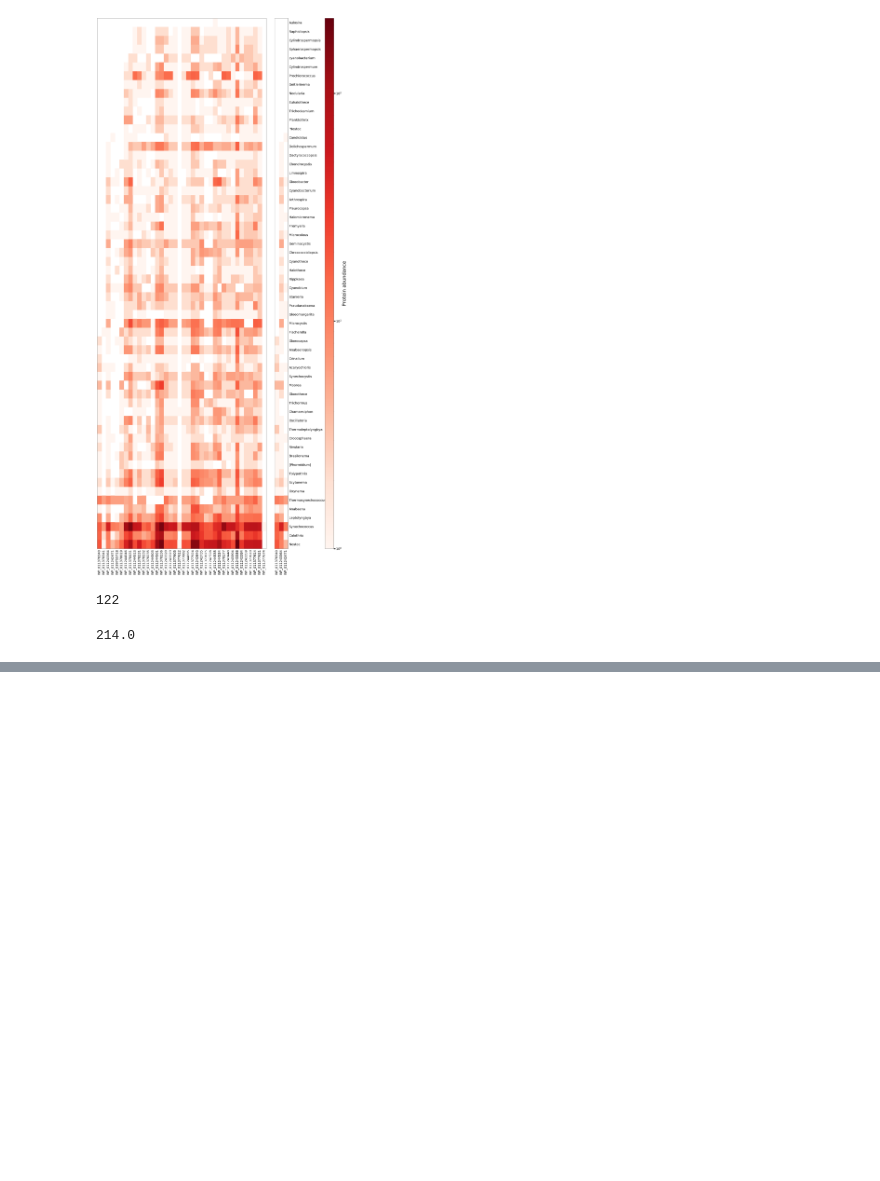
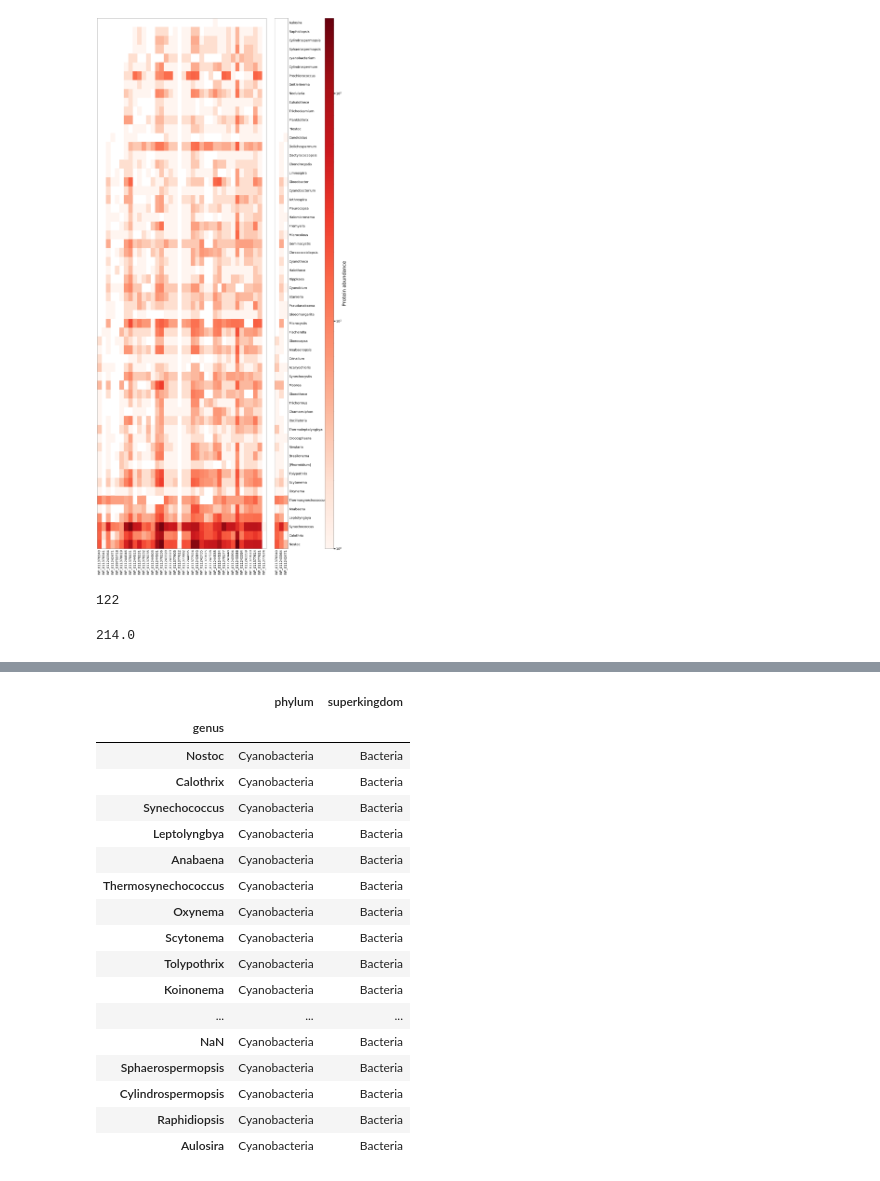
Before and after one commit to Kanomble/blast_result_processing, a Jupyter notebook: scripts/Heatmap_genus_BLASTDATA.ipynb, the cells around one changed output, grey strips where cells are left out. Cells and saved outputs as stored; diff of their text form; code cells hidden in the pictures; blank space fills up the shorter version.

```diff
--- a/scripts/Heatmap_genus_BLASTDATA.ipynb
+++ b/scripts/Heatmap_genus_BLASTDATA.ipynb
@@ -395,0 +416,22 @@ frame.max().max()
+# %%
+workingcsv = pd.read_csv('Cyanodata.csv')
+get_taxonomy_table(workingcsv)
+# %% [output]
+|  | phylum | superkingdom |
+| genus |  |  |
+| Nostoc | Cyanobacteria | Bacteria |
+| Calothrix | Cyanobacteria | Bacteria |
+| Synechococcus | Cyanobacteria | Bacteria |
+| Leptolyngbya | Cyanobacteria | Bacteria |
+| Anabaena | Cyanobacteria | Bacteria |
+| Thermosynechococcus | Cyanobacteria | Bacteria |
+| Oxynema | Cyanobacteria | Bacteria |
+| Scytonema | Cyanobacteria | Bacteria |
+| Tolypothrix | Cyanobacteria | Bacteria |
+| Koinonema | Cyanobacteria | Bacteria |
+| ... | ... | ... |
+| NaN | Cyanobacteria | Bacteria |
+| Sphaerospermopsis | Cyanobacteria | Bacteria |
+| Cylindrospermopsis | Cyanobacteria | Bacteria |
+| Raphidiopsis | Cyanobacteria | Bacteria |
+| Aulosira | Cyanobacteria | Bacteria |
```
Also changed, not shown: parts of 22 cells of this notebook.
